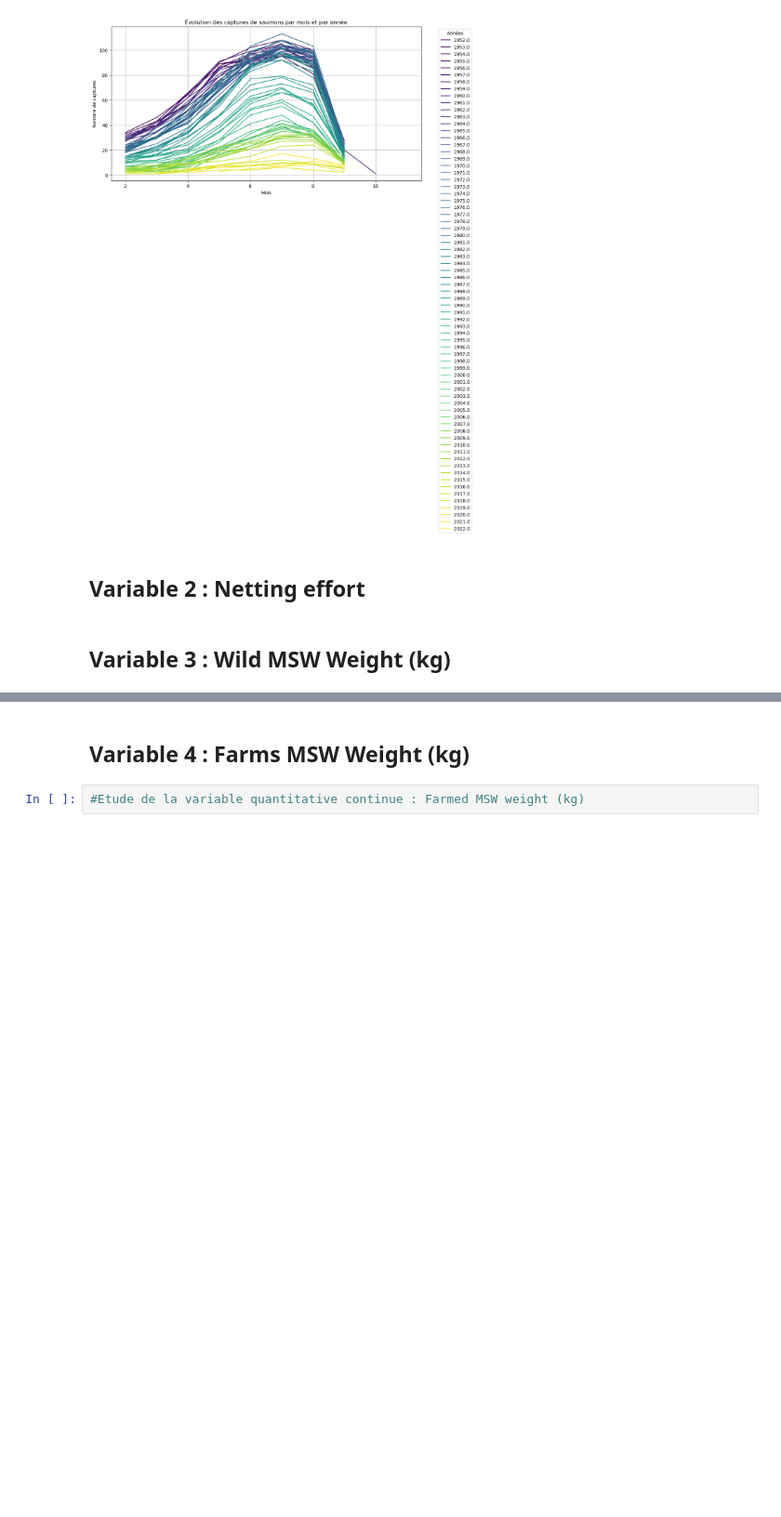
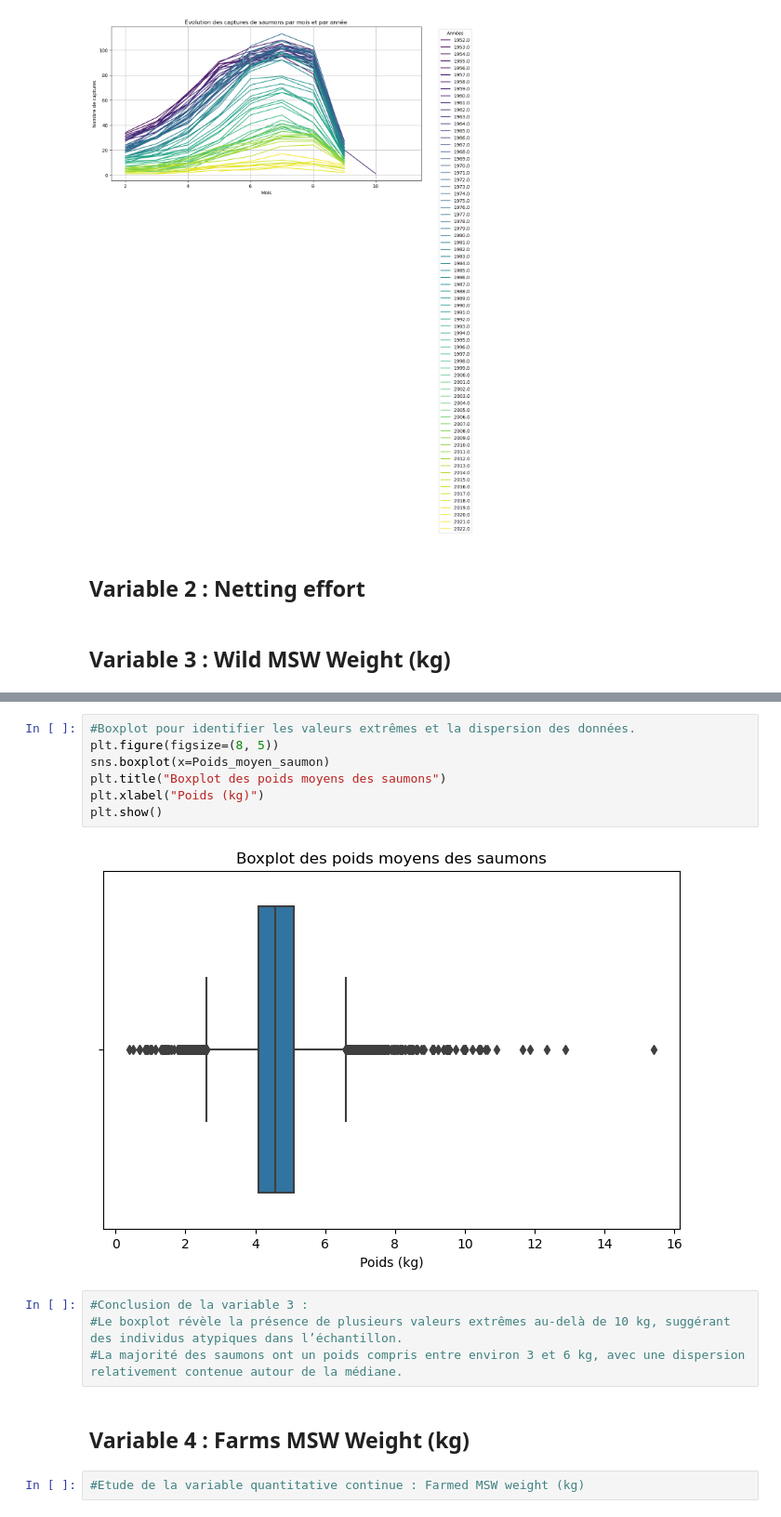
Before and after one commit to F1golfin/projet_stat, a Jupyter notebook: Etude_statistique_Saumons.ipynb, the cells around one changed output, grey strips where cells are left out. Shown: that part at 93% size. Saved outputs shown, nothing was run; the diff lists cells and outputs as text; blank space fills up the shorter version.

```diff
--- a/Etude_statistique_Saumons.ipynb
+++ b/Etude_statistique_Saumons.ipynb
@@ -142,3 +193,16 @@ plt.show()
+# %%
+#Boxplot pour identifier les valeurs extrêmes et la dispersion des données.
+plt.figure(figsize=(8, 5))
+sns.boxplot(x=Poids_moyen_saumon)
+plt.title("Boxplot des poids moyens des saumons")
+plt.xlabel("Poids (kg)")
+plt.show()
+# %% [output]
+[figure, added]
+# %%
+#Conclusion de la variable 3 :
+#Le boxplot révèle la présence de plusieurs valeurs extrêmes au-delà de 10 kg, suggérant des individus atypiques dans l’échantillon.
+#La majorité des saumons ont un poids compris entre environ 3 et 6 kg, avec une dispersion relativement contenue autour de la médiane.
 # %% [markdown]
 ## Variable 4 : Farms MSW Weight (kg)
 # %%
```
Also changed, not shown: parts of 4 cells of this notebook.
